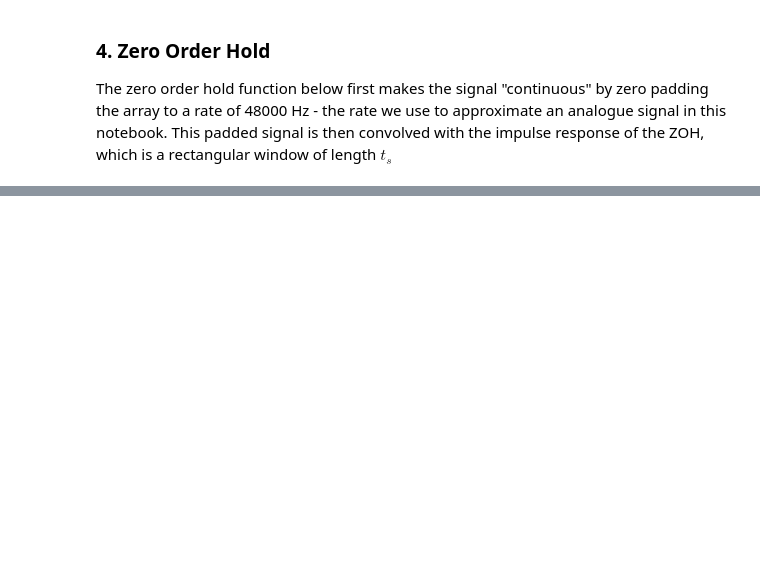
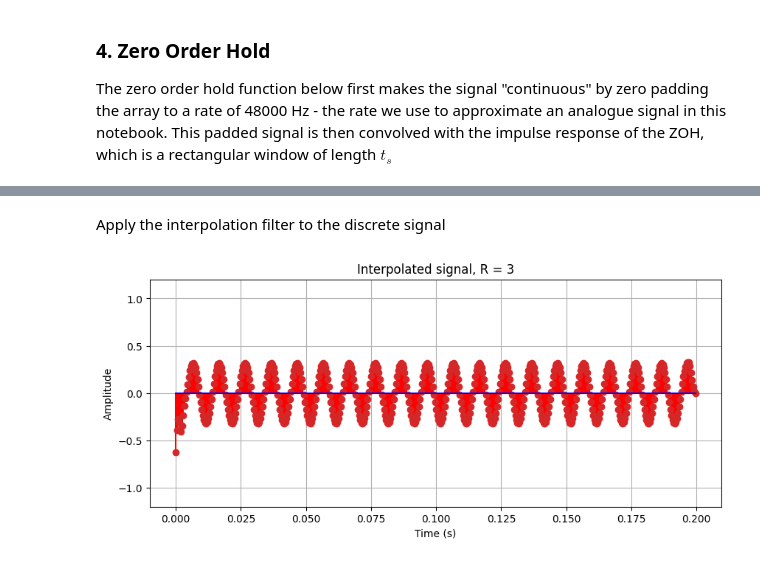
Before and after one commit to himanshudutta11/RFSoC_notebooks, a Jupyter notebook: notebook_B/adc_dac.ipynb, the cells around one changed output, grey strips where cells are left out. Cells and saved outputs as stored; diff of their text form; code cells hidden in the pictures; blank space fills up the shorter version.

```diff
--- a/notebook_B/adc_dac.ipynb
+++ b/notebook_B/adc_dac.ipynb
@@ -205,0 +217,13 @@ hf.plot_timeseries("Zero Order Hold",
+# %% [markdown]
+Apply the interpolation filter to the discrete signal
+# %%
+x_ov = np.arange(0, t, 1/Fs)
+y_ov = np.zeros(len(y)*R)
+y_ov[::3] = y
+y_lp = signal.filtfilt(coeffs, 1, y_ov)
+
+hf.plot_timeseries("Interpolated signal, R = 3",
+                   [x_ov], [y_lp],
+                   ['discrete'])
+# %% [output]
+[figure, added]
```
Also changed, not shown: parts of 12 cells of this notebook.
